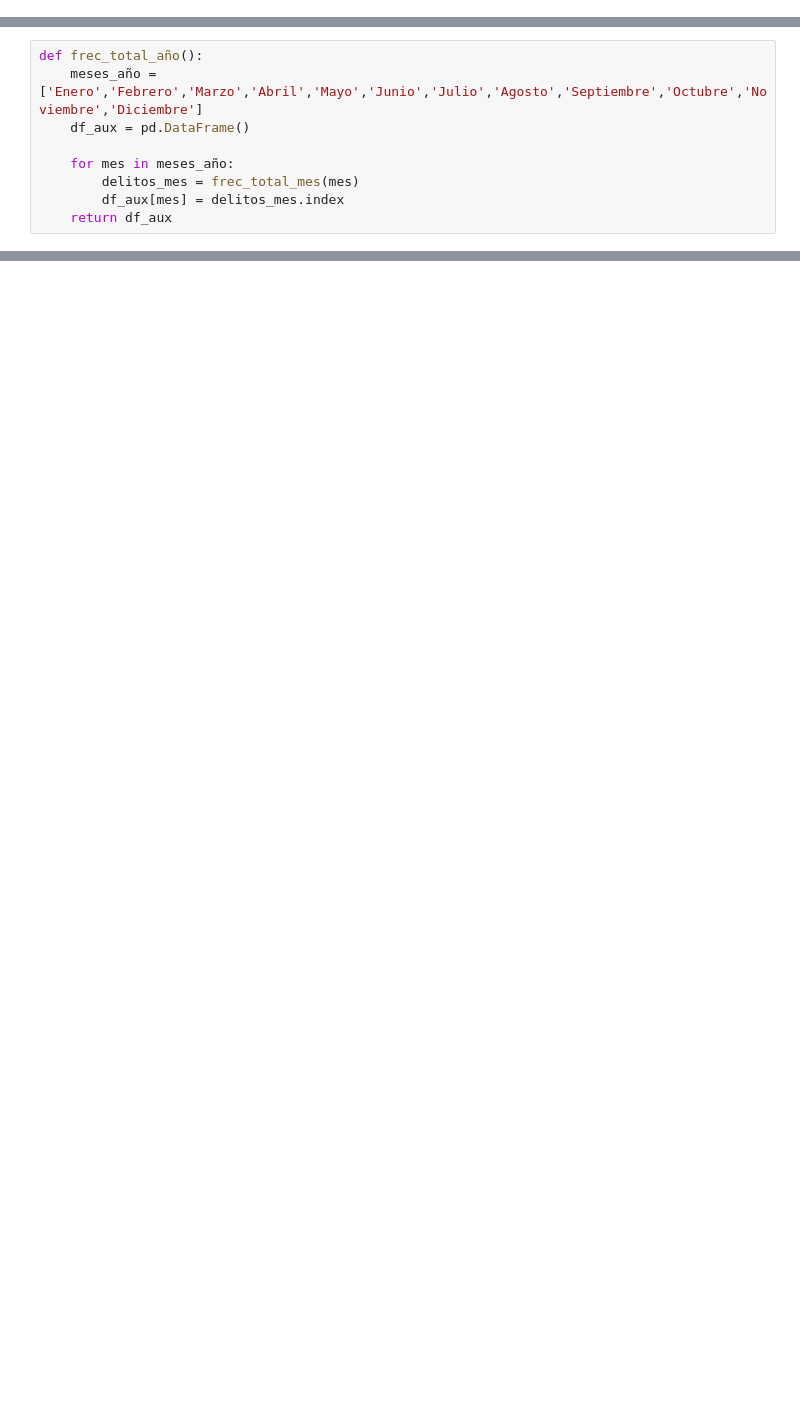
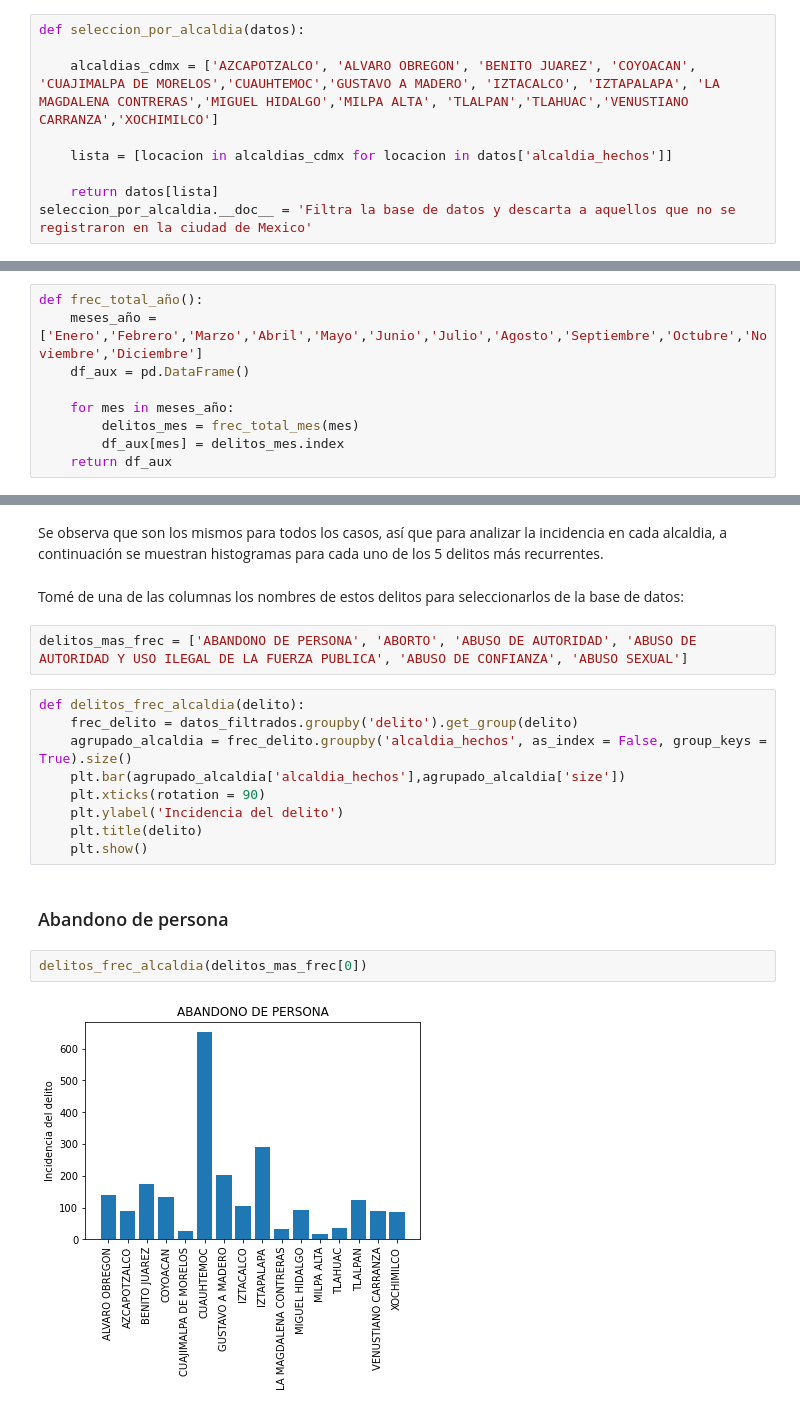
Before and after one commit to lorenaphys/OPI, a Jupyter notebook: Soluciones.ipynb, the cells around one changed output, grey strips where cells are left out. Cells and saved outputs as stored; diff of their text form; blank space fills up the shorter version.

Commit message:
Solucion al problema 5 que habla sobre las alcaldias con mayor y menor incidencia en delitos

```diff
--- a/Soluciones.ipynb
+++ b/Soluciones.ipynb
@@ -29,4 +29,13 @@ def cambio_mes(mes):
         mes = mes.replace(a, b)
     return mes
 cambio_mes.__doc__ = "Cambia el mes a su correspondiente valor numerico"
+# %%
+def seleccion_por_alcaldia(datos):
+
+    alcaldias_cdmx = ['AZCAPOTZALCO', 'ALVARO OBREGON', 'BENITO JUAREZ', 'COYOACAN', 'CUAJIMALPA DE MORELOS','CUAUHTEMOC','GUSTAVO A MADERO', 'IZTACALCO', 'IZTAPALAPA', 'LA MAGDALENA CONTRERAS','MIGUEL HIDALGO','MILPA ALTA', 'TLALPAN','TLAHUAC','VENUSTIANO CARRANZA','XOCHIMILCO']
+
+    lista = [locacion in alcaldias_cdmx for locacion in datos['alcaldia_hechos']]
+
+    return datos[lista]
+seleccion_por_alcaldia.__doc__ = 'Filtra la base de datos y descarta a aquellos que no se registraron en la ciudad de Mexico'
 # %%
@@ -387,0 +404,21 @@ def frec_total_año():
+# %% [markdown]
+Se observa que son los mismos para todos los casos, así que para analizar la incidencia en cada alcaldia, a continuación se muestran histogramas para cada uno de los 5 delitos más recurrentes.
+# %% [markdown]
+Tomé de una de las columnas los nombres de estos delitos para seleccionarlos de la base de datos:
+# %%
+delitos_mas_frec = ['ABANDONO DE PERSONA', 'ABORTO', 'ABUSO DE AUTORIDAD', 'ABUSO DE AUTORIDAD Y USO ILEGAL DE LA FUERZA PUBLICA', 'ABUSO DE CONFIANZA', 'ABUSO SEXUAL']
+# %%
+def delitos_frec_alcaldia(delito):
+    frec_delito = datos_filtrados.groupby('delito').get_group(delito)
+    agrupado_alcaldia = frec_delito.groupby('alcaldia_hechos', as_index = False, group_keys = True).size()
+    plt.bar(agrupado_alcaldia['alcaldia_hechos'],agrupado_alcaldia['size'])
+    plt.xticks(rotation = 90)
+    plt.ylabel('Incidencia del delito')
+    plt.title(delito)
+    plt.show()
+# %% [markdown]
+### Abandono de persona
+# %%
+delitos_frec_alcaldia(delitos_mas_frec[0])
+# %% [output]
+[figure, added]
```
Also changed, not shown: parts of 61 cells of this notebook, 1 other file.
